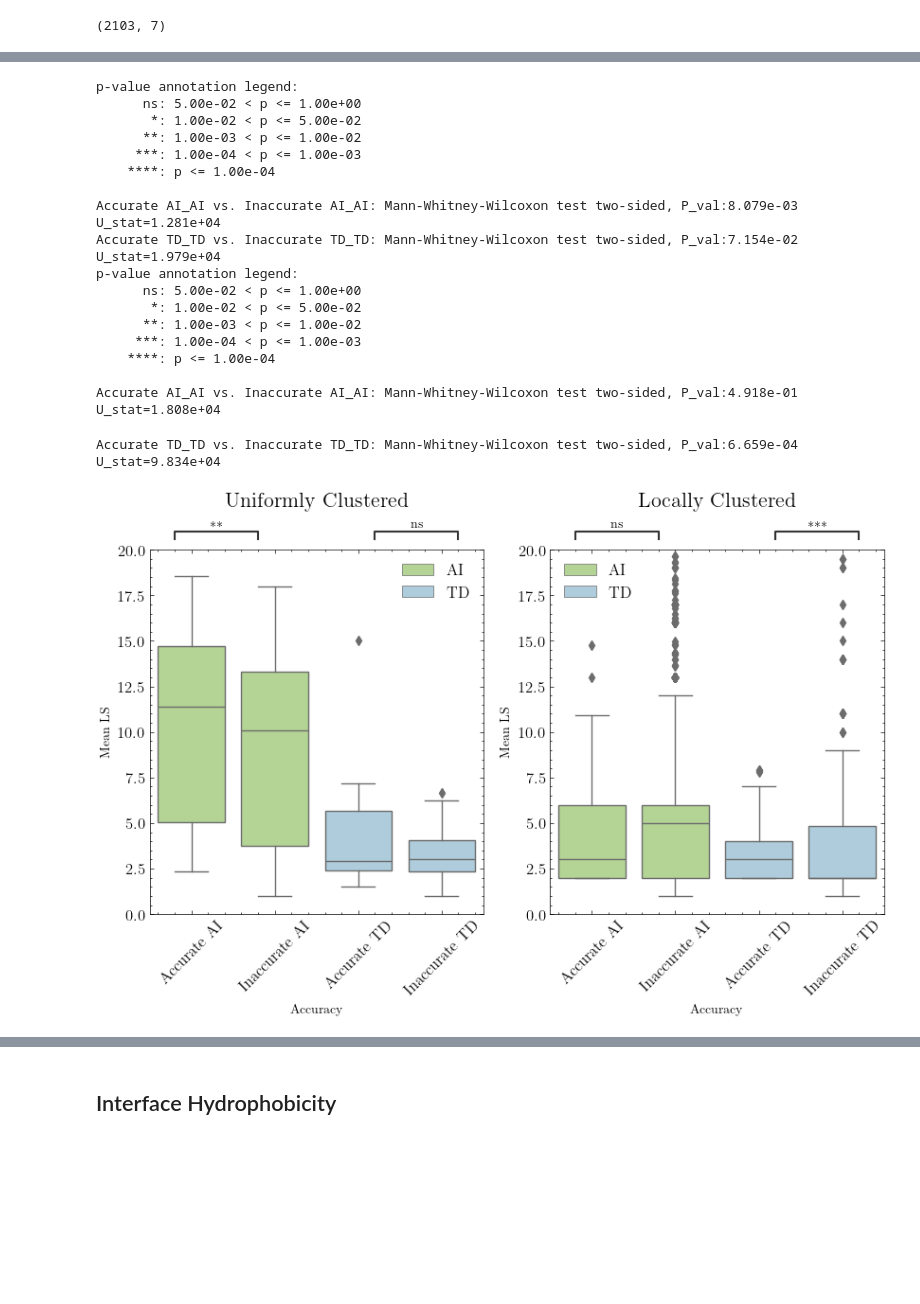
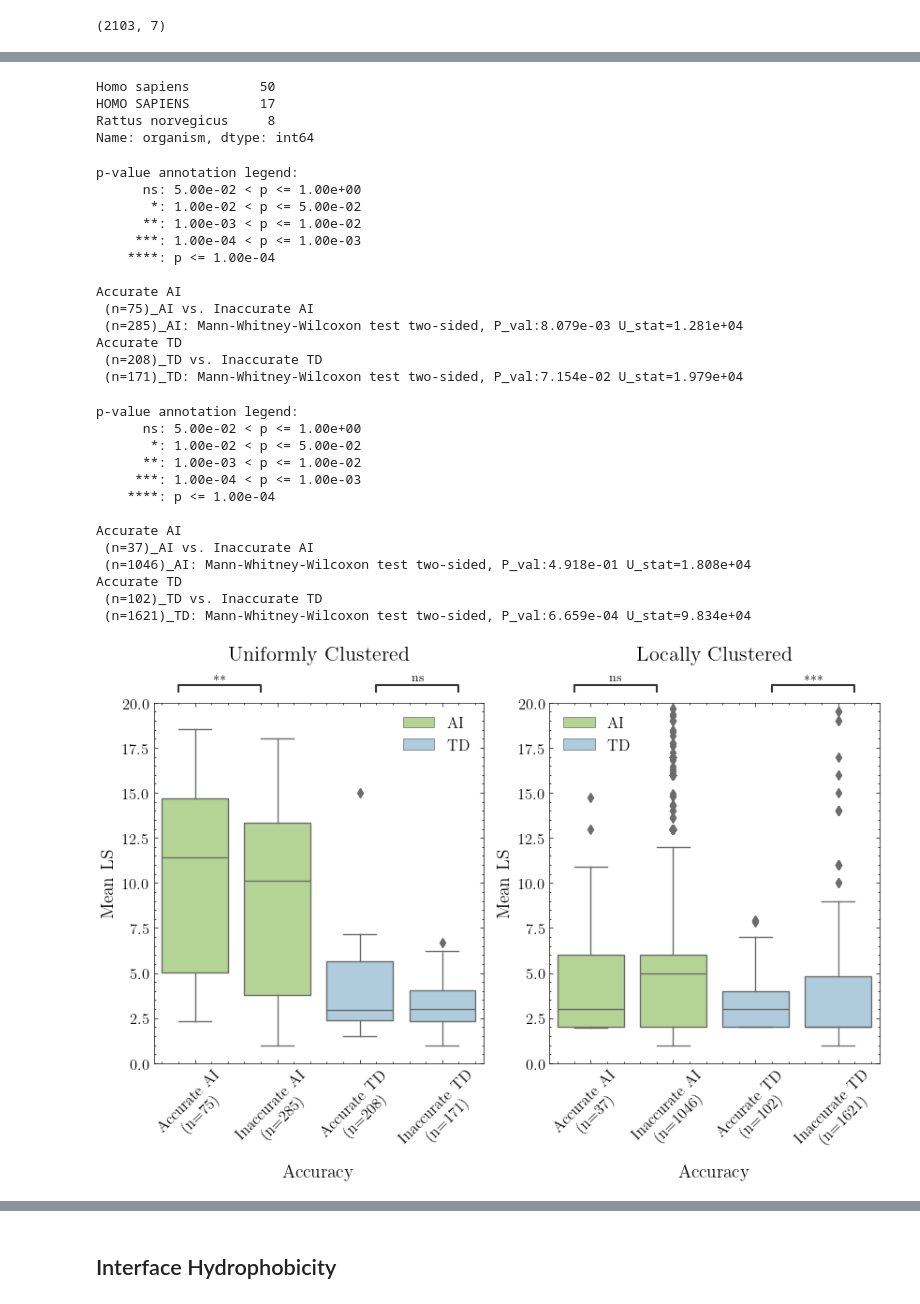
Before and after one commit to bperkinsj/autoinhibition_and_alphafold2, a Jupyter notebook: structure_feature_performance2.ipynb, the cells around one changed output, grey strips where cells are left out. Cells and saved outputs as stored; diff of their text form; code cells hidden in the pictures; blank space fills up the shorter version.

```diff
--- a/structure_feature_performance2.ipynb
+++ b/structure_feature_performance2.ipynb
@@ -109,6 +109,8 @@ def plot_lineage(df, ax, palette, x, y, hue, order, pairs):
     sns.boxplot(x=x, y=y, hue=hue, data=df, ax=ax, palette=palette, dodge=False)
     ax.set_xticklabels(ax.get_xticklabels(), fontsize=12, rotation=45)
     ax.set_yticklabels(ax.get_yticklabels(), fontsize=12)
+    ax.set_ylabel(y, fontsize=14)
+    ax.set_xlabel(x, fontsize=14)
     ax.legend(title_fontsize='14', fontsize='12')
 
     annotator = Annotator(ax, pairs, data=df, x=x, y=y, order=order, hue=hue)
@@ -337,23 +339,3 @@ inaccurate_only_u = only_u[only_u[grmsd] > 3]
 
 md_accurate_only_u = md_only_u[md_only_u[grmsd] <= 3]
 md_inaccurate_only_u = md_only_u[md_only_u[grmsd] > 3]
-# %%
-accurate_non_u['Accuracy'] = 'Accurate AI'
-accurate_non_u['Type'] = 'AI'
-inaccurate_non_u['Accuracy'] = 'Inaccurate AI'
-inaccurate_non_u['Type'] = 'AI'
-
-md_accurate_non_u['Accuracy'] = 'Accurate TD'
-md_accurate_non_u['Type'] = 'TD'
-md_inaccurate_non_u['Accuracy'] = 'Inaccurate TD'
-md_inaccurate_non_u['Type'] = 'TD'
-
-accurate_only_u['Accuracy'] = 'Accurate AI'
-accurate_only_u['Type'] = 'AI'
-inaccurate_only_u['Accuracy'] = 'Inaccurate AI'
-inaccurate_only_u['Type'] = 'AI'
-
-md_accurate_only_u['Accuracy'] = 'Accurate TD'
-md_accurate_only_u['Type'] = 'TD'
-md_inaccurate_only_u['Accuracy'] = 'Inaccurate TD'
-md_inaccurate_only_u['Type'] = 'TD'
@@ -390,45 +450,65 @@ only_u.head()
+# %%
+species = cl[['uniprot', 'pdb', 'organism']]
+species = pd.merge(only_u, species, on=['uniprot', 'pdb'], how='inner')
+species[species['Accuracy'] == acc_ai_uc]['organism'].value_counts()
+# %% [output]
+Homo sapiens         50
+HOMO SAPIENS         17
+Rattus norvegicus     8
+Name: organism, dtype: int64
 # %%
 fig, axes = plt.subplots(1, 2, figsize=(10, 5))
 axes[0].set_ylim(0, 20)
 axes[1].set_ylim(0, 20)
 
 axi = axes.flatten()
 
-order = ['Accurate AI', 'Inaccurate AI', 'Accurate TD', 'Inaccurate TD']
-pairs = [[('Accurate AI', 'AI'), ('Inaccurate AI', 'AI')],
-         [('Accurate TD', 'TD'), ('Inaccurate TD', 'TD')]]
+order1 = [acc_ai_uc, inacc_ai_uc, acc_td_uc, inacc_td_uc]
+pairs1 = [[(acc_ai_uc, 'AI'), (inacc_ai_uc, 'AI')],
+         [(acc_td_uc, 'TD'), (inacc_td_uc, 'TD')]]
 
+order2 = [acc_ai_lc, inacc_ai_lc, acc_td_lc, inacc_td_lc]
+pairs2 = [[(acc_ai_lc, 'AI'), (inacc_ai_lc, 'AI')],
+            [(acc_td_lc, 'TD'), (inacc_td_lc, 'TD')]]
 # plot_lineage(acc_both_only_u, axes[0], colors, 'Type', 'Mean LS', 'Type', order, pairs)
 # plot_lineage(only_u, axes[0], accuracy_palette, 'Type', 'Mean LS', 'Accuracy', order, pairs)
-plot_lineage(only_u, axes[0], colors, 'Accuracy', 'Mean LS', 'Type', order, pairs)
-plot_lineage(non_u, axes[1], colors, 'Accuracy', 'Mean LS', 'Type', order, pairs)
+plot_lineage(only_u, axes[0], colors, 'Accuracy', 'Mean LS', 'Type', order1, pairs1)
+plot_lineage(non_u, axes[1], colors, 'Accuracy', 'Mean LS', 'Type', order2, pairs2)
 
 cols = ['Uniformly Clustered', 'Locally Clustered']
 
 pad = 5
 for ax, col in zip(axes, cols):
     ax.annotate(col, xy=(0.5, 1.1), xytext=(0, pad),
                 xycoords='axes fraction', textcoords='offset points',
                 size=16, ha='center', va='baseline')
 
 plt.savefig('./project_pipeline/data/figures/mean_ls.png', dpi=300, bbox_inches='tight')
 # %% [output]
 p-value annotation legend:
       ns: 5.00e-02 < p <= 1.00e+00
        *: 1.00e-02 < p <= 5.00e-02
       **: 1.00e-03 < p <= 1.00e-02
      ***: 1.00e-04 < p <= 1.00e-03
     ****: p <= 1.00e-04
 
-Accurate AI_AI vs. Inaccurate AI_AI: Mann-Whitney-Wilcoxon test two-sided, P_val:8.079e-03 U_stat=1.281e+04
-Accurate TD_TD vs. Inaccurate TD_TD: Mann-Whitney-Wilcoxon test two-sided, P_val:7.154e-02 U_stat=1.979e+04
-p-value annotation legend:
-      ns: 5.00e-02 < p <= 1.00e+00
-       *: 1.00e-02 < p <= 5.00e-02
-      **: 1.00e-03 < p <= 1.00e-02
-     ***: 1.00e-04 < p <= 1.00e-03
-    ****: p <= 1.00e-04
-
-Accurate AI_AI vs. Inaccurate AI_AI: Mann-Whitney-Wilcoxon test two-sided, P_val:4.918e-01 U_stat=1.808e+04
+Accurate AI
+ (n=75)_AI vs. Inaccurate AI
+ (n=285)_AI: Mann-Whitney-Wilcoxon test two-sided, P_val:8.079e-03 U_stat=1.281e+04
+Accurate TD
+ (n=208)_TD vs. Inaccurate TD
+ (n=171)_TD: Mann-Whitney-Wilcoxon test two-sided, P_val:7.154e-02 U_stat=1.979e+04
-Accurate TD_TD vs. Inaccurate TD_TD: Mann-Whitney-Wilcoxon test two-sided, P_val:6.659e-04 U_stat=9.834e+04
+p-value annotation legend:
+      ns: 5.00e-02 < p <= 1.00e+00
+       *: 1.00e-02 < p <= 5.00e-02
+      **: 1.00e-03 < p <= 1.00e-02
+     ***: 1.00e-04 < p <= 1.00e-03
+    ****: p <= 1.00e-04
+
+Accurate AI
+ (n=37)_AI vs. Inaccurate AI
+ (n=1046)_AI: Mann-Whitney-Wilcoxon test two-sided, P_val:4.918e-01 U_stat=1.808e+04
+Accurate TD
+ (n=102)_TD vs. Inaccurate TD
+ (n=1621)_TD: Mann-Whitney-Wilcoxon test two-sided, P_val:6.659e-04 U_stat=9.834e+04
-[figure, old version]
+[figure, new version]
```
Also changed, not shown: parts of 14 cells of this notebook, 26 other files.
